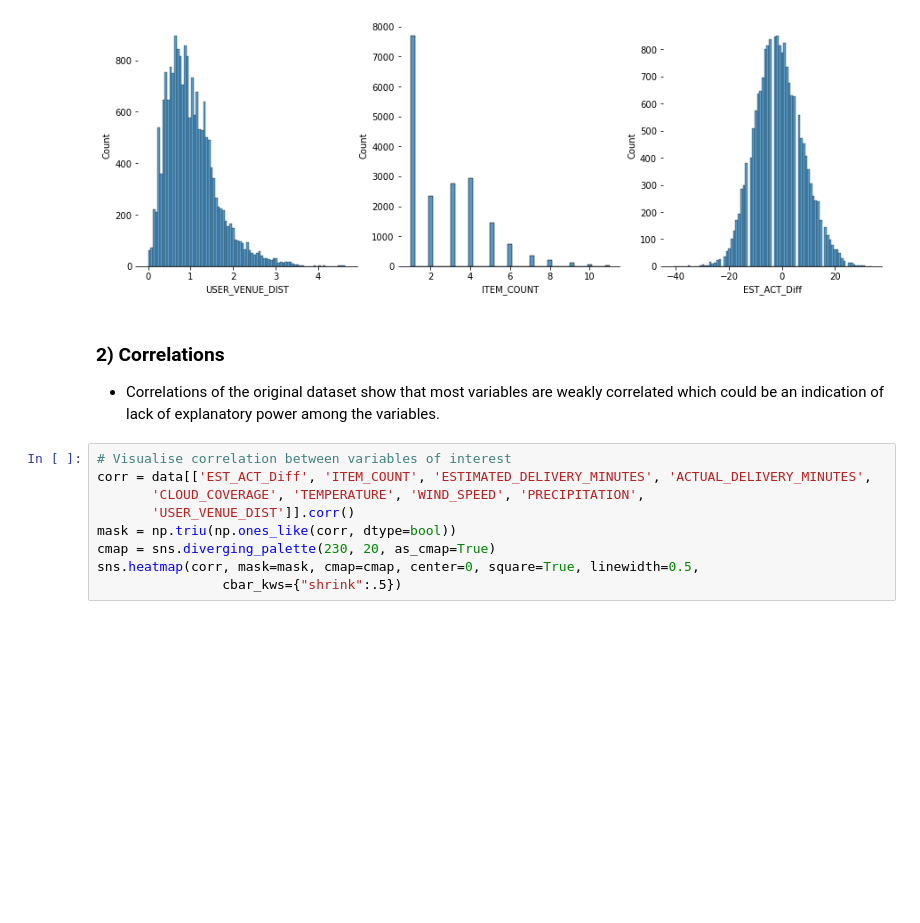
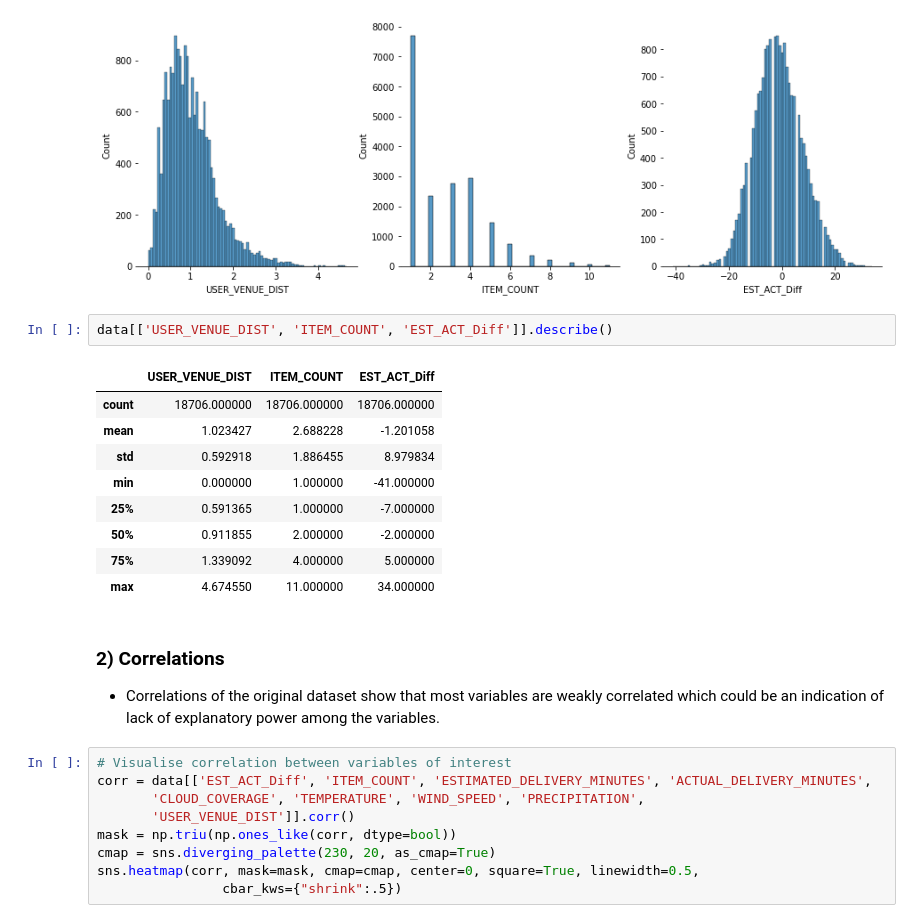
Before and after one commit to dmuiruri/woltorders, a Jupyter notebook: WoltProject.ipynb, the cells around one changed output. Saved outputs shown, nothing was run; the diff lists cells and outputs as text; blank space fills up the shorter version.

Commit message:
Added dist plots to exploratory pages

```diff
--- a/WoltProject.ipynb
+++ b/WoltProject.ipynb
@@ -100,9 +100,21 @@ sns.histplot(data=data['EST_ACT_Diff'], ax=ax[2])
 # %% [output]
 <AxesSubplot:xlabel='EST_ACT_Diff', ylabel='Count'>
 [figure]
-# %% [markdown]
-### 2) Correlations
-- Correlations of the original dataset show that most variables are weakly correlated which could be an indication of lack of explanatory power among the variables.
+# %%
+data[['USER_VENUE_DIST', 'ITEM_COUNT', 'EST_ACT_Diff']].describe()
+# %% [output]
+|  | USER_VENUE_DIST | ITEM_COUNT | EST_ACT_Diff |
+| count | 18706.000000 | 18706.000000 | 18706.000000 |
+| mean | 1.023427 | 2.688228 | -1.201058 |
+| std | 0.592918 | 1.886455 | 8.979834 |
+| min | 0.000000 | 1.000000 | -41.000000 |
+| 25% | 0.591365 | 1.000000 | -7.000000 |
+| 50% | 0.911855 | 2.000000 | -2.000000 |
+| 75% | 1.339092 | 4.000000 | 5.000000 |
+| max | 4.674550 | 11.000000 | 34.000000 |
+# %% [markdown]
+### 2) Correlations
+- Correlations of the original dataset show that most variables are weakly correlated which could be an indication of lack of explanatory power among the variables.
 # %%
 # Visualise correlation between variables of interest
 corr = data[['EST_ACT_Diff', 'ITEM_COUNT', 'ESTIMATED_DELIVERY_MINUTES', 'ACTUAL_DELIVERY_MINUTES',
```
Also changed, not shown: parts of 60 cells of this notebook, 2 other files.
